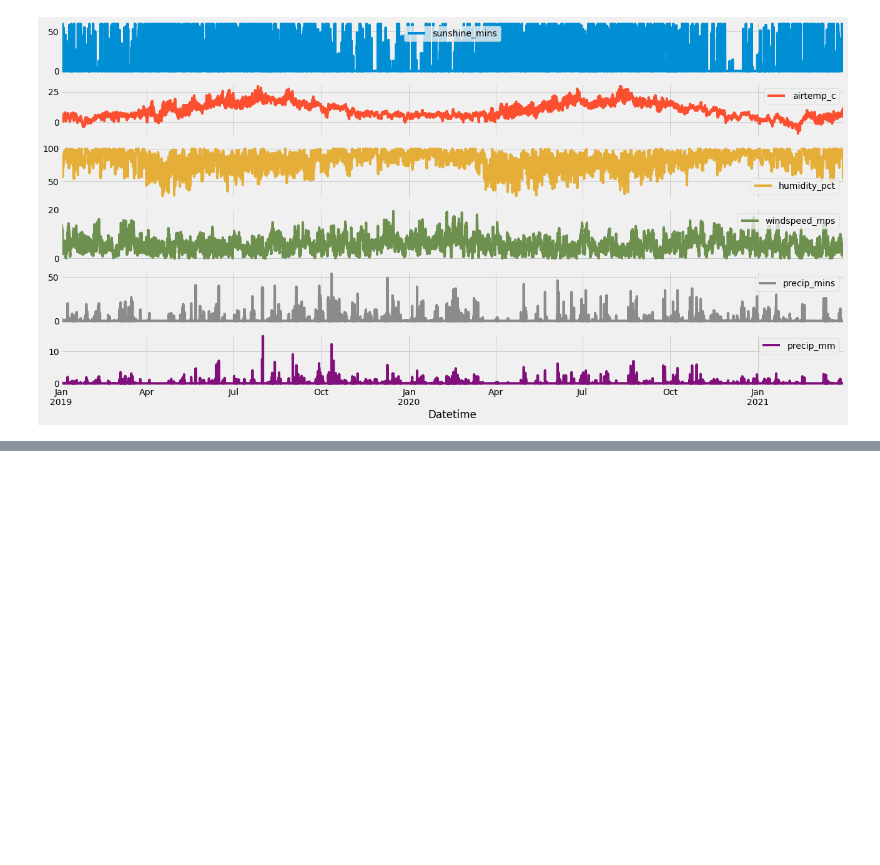
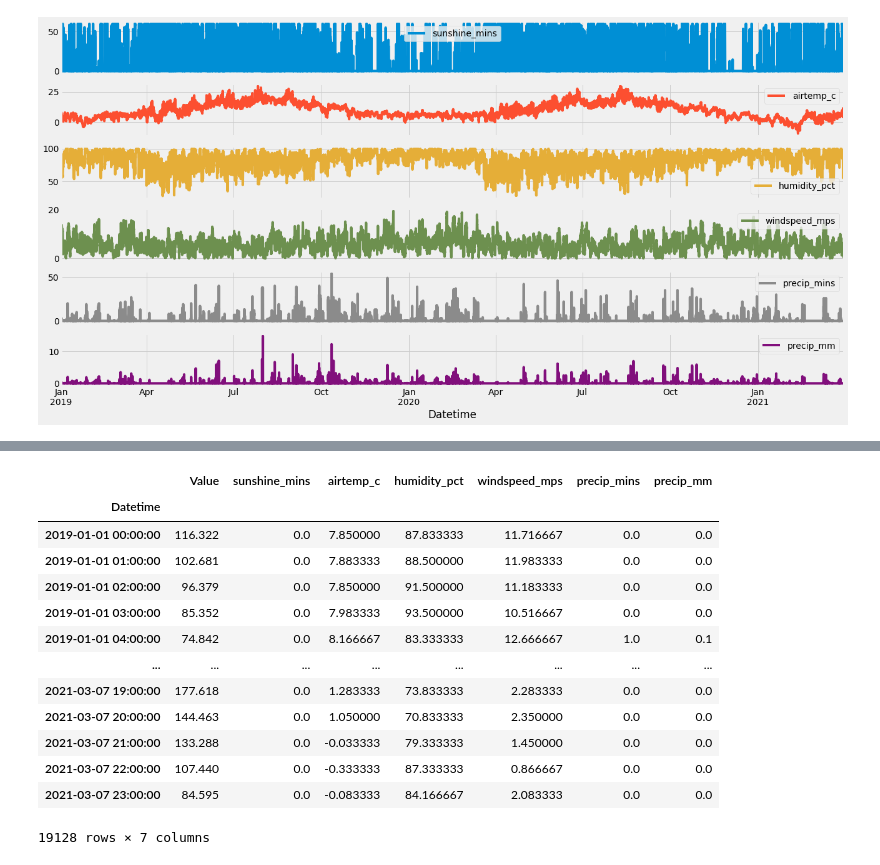
Before and after one commit to nbvanting/thesis, a Jupyter notebook: model/Data Preparation.ipynb, the cells around one changed output, grey strips where cells are left out. Cells and saved outputs as stored; diff of their text form; code cells hidden in the pictures; blank space fills up the shorter version.

```diff
--- a/model/Data Preparation.ipynb
+++ b/model/Data Preparation.ipynb
@@ -388,0 +226,17 @@ memory usage: 1.2 MB
+# %%
+pd.read_csv('../data/processed/kolding_features.csv', index_col='Datetime', parse_dates=['Datetime'])
+# %% [output]
+|  | Value | sunshine_mins | airtemp_c | humidity_pct | windspeed_mps | precip_mins | precip_mm |
+| Datetime |  |  |  |  |  |  |  |
+| 2019-01-01 00:00:00 | 116.322 | 0.0 | 7.850000 | 87.833333 | 11.716667 | 0.0 | 0.0 |
+| 2019-01-01 01:00:00 | 102.681 | 0.0 | 7.883333 | 88.500000 | 11.983333 | 0.0 | 0.0 |
+| 2019-01-01 02:00:00 | 96.379 | 0.0 | 7.850000 | 91.500000 | 11.183333 | 0.0 | 0.0 |
+| 2019-01-01 03:00:00 | 85.352 | 0.0 | 7.983333 | 93.500000 | 10.516667 | 0.0 | 0.0 |
+| 2019-01-01 04:00:00 | 74.842 | 0.0 | 8.166667 | 83.333333 | 12.666667 | 1.0 | 0.1 |
+| ... | ... | ... | ... | ... | ... | ... | ... |
+| 2021-03-07 19:00:00 | 177.618 | 0.0 | 1.283333 | 73.833333 | 2.283333 | 0.0 | 0.0 |
+| 2021-03-07 20:00:00 | 144.463 | 0.0 | 1.050000 | 70.833333 | 2.350000 | 0.0 | 0.0 |
+| 2021-03-07 21:00:00 | 133.288 | 0.0 | -0.033333 | 79.333333 | 1.450000 | 0.0 | 0.0 |
+| 2021-03-07 22:00:00 | 107.440 | 0.0 | -0.333333 | 87.333333 | 0.866667 | 0.0 | 0.0 |
+| 2021-03-07 23:00:00 | 84.595 | 0.0 | -0.083333 | 84.166667 | 2.083333 | 0.0 | 0.0 |
+19128 rows × 7 columns
```
Also changed, not shown: parts of 50 cells of this notebook, 18 other files.
